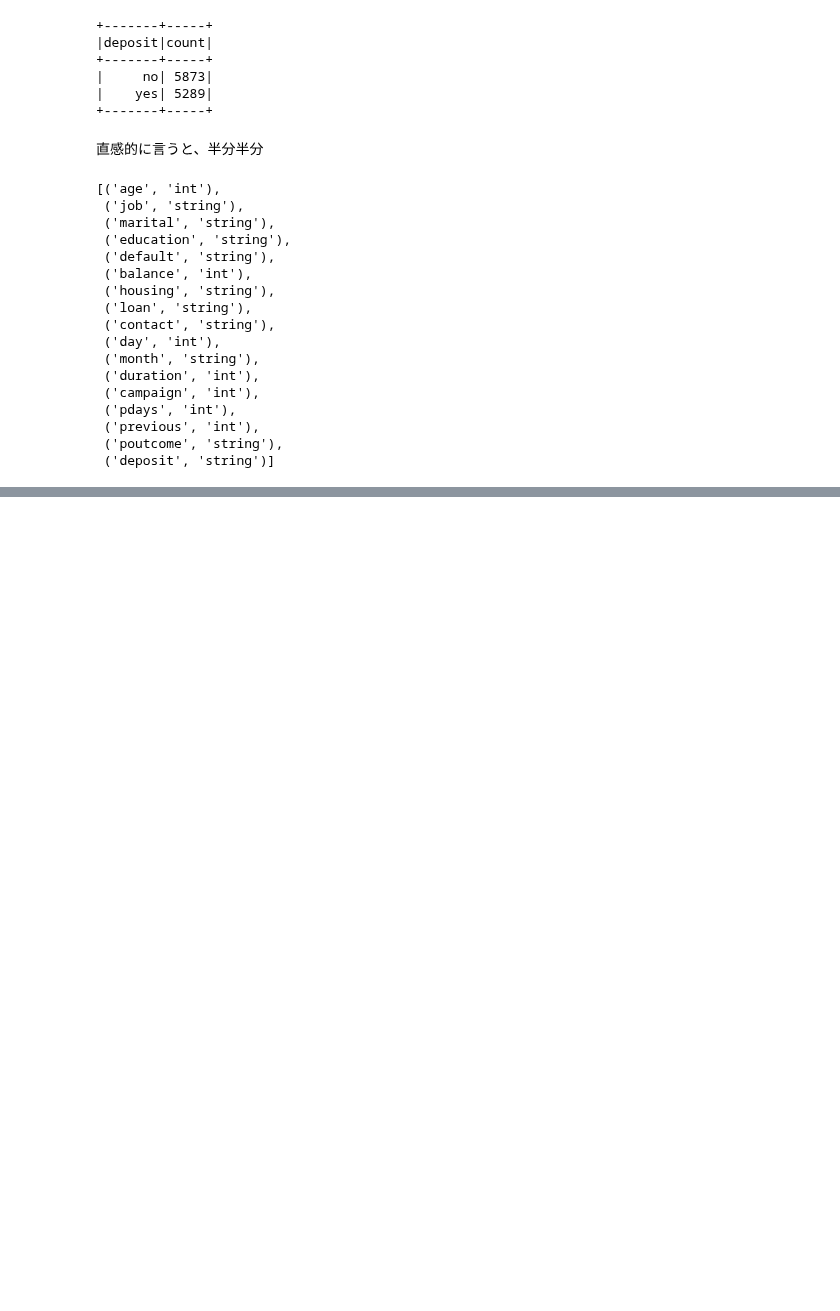
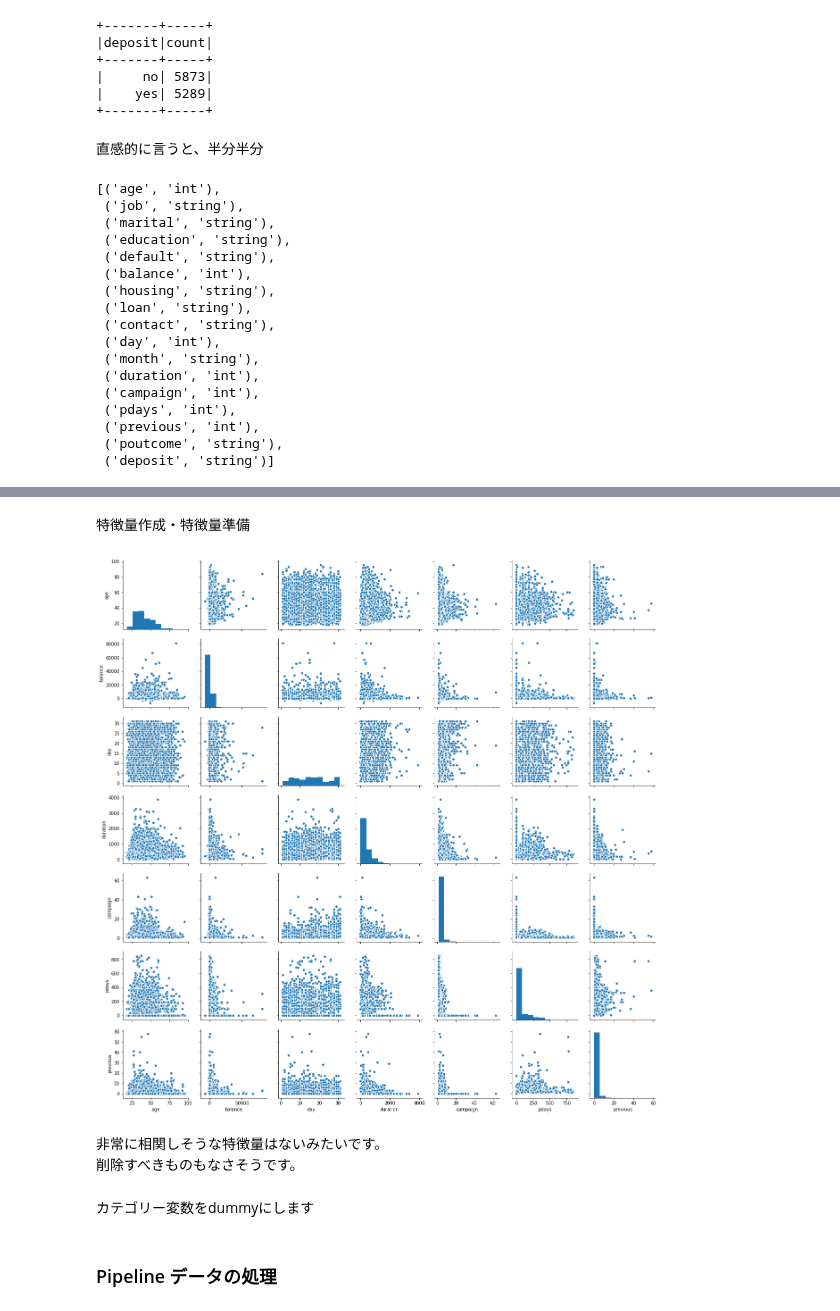
Before and after one commit to kou-kaku-albert/self_learning, a Jupyter notebook: spark/PYSPARKによる銀行の顧客の予測.ipynb, the cells around one changed output, grey strips where cells are left out. Drawn from its saved outputs; the diff is of its cells as text; code cells hidden in the pictures; blank space fills up the shorter version.

```diff
--- a/spark/PYSPARKによる銀行の顧客の予測.ipynb
+++ b/spark/PYSPARKによる銀行の顧客の予測.ipynb
@@ -97,0 +198,13 @@ df.dtypes
+# %% [markdown]
+特徴量作成・特徴量準備
+# %%
+sns.pairplot(numeric_data.toPandas());
+# %% [output]
+[figure, added]
+# %% [markdown]
+非常に相関しそうな特徴量はないみたいです。
+削除すべきものもなさそうです。
+# %% [markdown]
+カテゴリー変数をdummyにします
+# %% [markdown]
+### Pipeline データの処理
```
Also changed, not shown: parts of 29 cells of this notebook, 1 other file.
